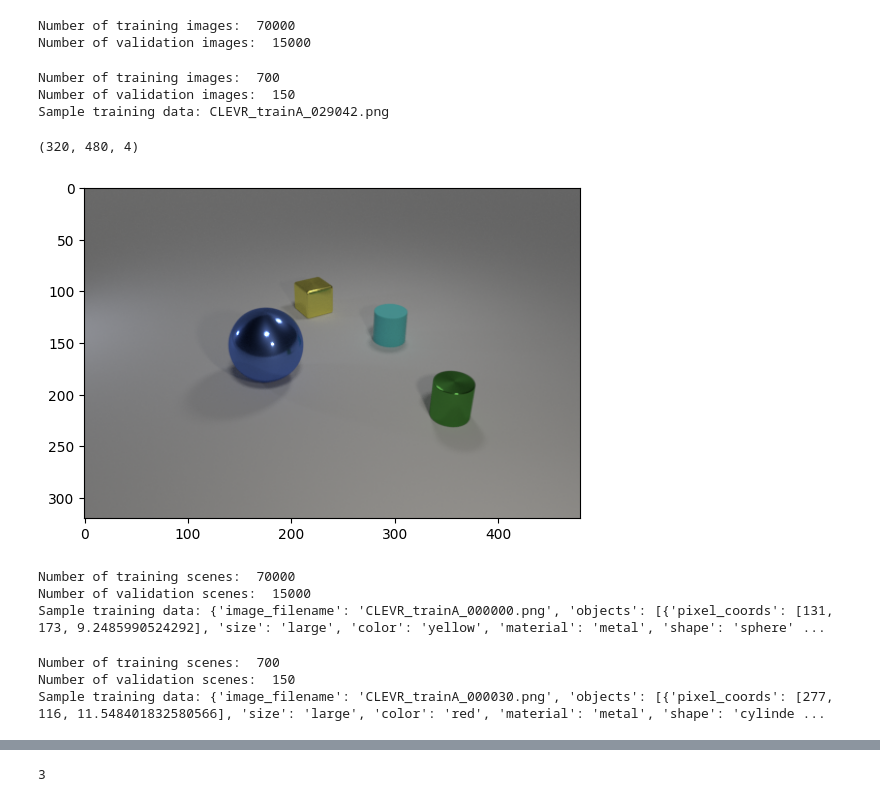
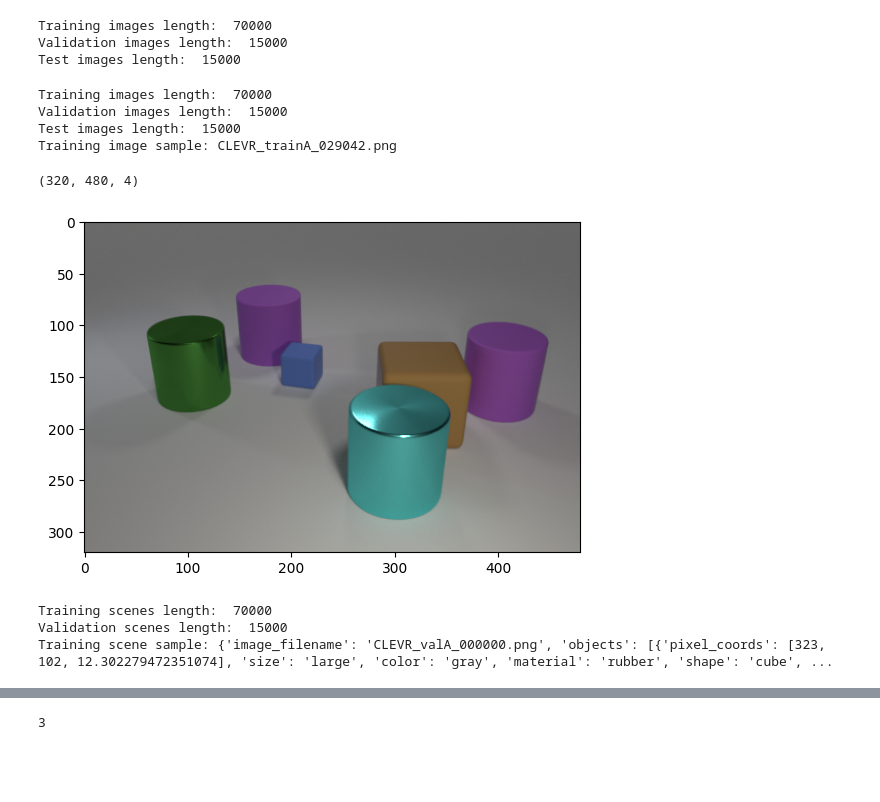
Before and after one commit to smb-h/iirbctf, a Jupyter notebook: notebooks/faster_rcnn_torch.ipynb, the cells around one changed output, grey strips where cells are left out. Saved outputs shown, nothing was run; the diff lists cells and outputs as text; code cells hidden in the pictures; blank space fills up the shorter version.

```diff
--- a/notebooks/faster_rcnn_torch.ipynb
+++ b/notebooks/faster_rcnn_torch.ipynb
@@ -40,55 +40,61 @@ for img in os.listdir(dataset_base_path + 'images/trainA'):
 x_val = []
 for img in os.listdir(dataset_base_path + 'images/valA'):
     x_val.append(img)
+x_test = []
+for img in os.listdir(dataset_base_path + 'images/testA'):
+    x_test.append(img)
 
-print('Number of training images: ', len(x_train))
-print('Number of validation images: ', len(x_val))
+print('Training images length: ', len(x_train))
+print('Validation images length: ', len(x_val))
+print('Test images length: ', len(x_test))
 # %% [output]
-Number of training images:  70000
-Number of validation images:  15000
+Training images length:  70000
+Validation images length:  15000
+Test images length:  15000
 # %%
-DATA_PROPORTION = 0.01
+# DATA_PROPORTION = 0.01
+DATA_PROPORTION = 1
 x_train = x_train[:int(DATA_PROPORTION * len(x_train))]
 x_val = x_val[:int(DATA_PROPORTION * len(x_val))]
+x_test = x_test[:int(DATA_PROPORTION * len(x_test))]
 
-print('Number of training images: ', len(x_train))
-print('Number of validation images: ', len(x_val))
-print(f'Sample training data: {x_train[0]}')
+print('Training images length: ', len(x_train))
+print('Validation images length: ', len(x_val))
+print('Test images length: ', len(x_test))
+print(f'Training image sample: {x_train[0]}')
 # %% [output]
-Number of training images:  700
-Number of validation images:  150
-Sample training data: CLEVR_trainA_029042.png
+Training images length:  70000
+Validation images length:  15000
+Test images length:  15000
+Training image sample: CLEVR_trainA_029042.png
 # %%
-idx = random.randint(0, len(x_train))
-img = plt.imread(dataset_base_path + 'images/trainA/' + x_train[idx])
+idx = random.randint(0, len(x_val))
+img = plt.imread(dataset_base_path + 'images/valA/' + x_val[idx])
 INPUT_SHAPE = img.shape
 print(INPUT_SHAPE)
 plt.imshow(img)
 plt.show()
 # %% [output]
 (320, 480, 4)
-[figure, old version]
+[figure, new version]
 # %%
 y_train = json.load(open(dataset_base_path + "scenes/CLEVR_trainA_scenes.json", "r"))
 y_val = json.load(open(dataset_base_path + "scenes/CLEVR_valA_scenes.json", "r"))
 y_train = y_train['scenes']
 y_val = y_val['scenes']
-print('Number of training scenes: ', len(y_train))
-print('Number of validation scenes: ', len(y_val))
-print(f'Sample training data: {y_train[0]}')
+print('Training scenes length: ', len(y_train))
+print('Validation scenes length: ', len(y_val))
+print(f'Training scene sample: {y_val[0]}')
 # %% [output]
-Number of training scenes:  70000
-Number of validation scenes:  15000
-Sample training data: {'image_filename': 'CLEVR_trainA_000000.png', 'objects': [{'pixel_coords': [131, 173, 9.2485990524292], 'size': 'large', 'color': 'yellow', 'material': 'metal', 'shape': 'sphere' ...
+Training scenes length:  70000
+Validation scenes length:  15000
+Training scene sample: {'image_filename': 'CLEVR_valA_000000.png', 'objects': [{'pixel_coords': [323, 102, 12.302279472351074], 'size': 'large', 'color': 'gray', 'material': 'rubber', 'shape': 'cube', ...
 # %%
 # Filter y_train and y_val to x_train and x_val
-y_train = [y for y in y_train if y['image_filename'] in x_train]
-y_val = [y for y in y_val if y['image_filename'] in x_val]
-print('Number of training scenes: ', len(y_train))
-print('Number of validation scenes: ', len(y_val))
-print(f'Sample training data: {y_train[0]}')
+if DATA_PROPORTION != 1:
+    y_train = [y for y in y_train if y['image_filename'] in x_train]
+    y_val = [y for y in y_val if y['image_filename'] in x_val]
+    print('Training scenes length: ', len(y_train))
+    print('Validation scenes length: ', len(y_val))
+    print(f'Training data sample: {y_train[0]}')
-# %% [output]
-Number of training scenes:  700
-Number of validation scenes:  150
-Sample training data: {'image_filename': 'CLEVR_trainA_000030.png', 'objects': [{'pixel_coords': [277, 116, 11.548401832580566], 'size': 'large', 'color': 'red', 'material': 'metal', 'shape': 'cylinde ...
 # %%
```
Also changed, not shown: parts of 16 cells of this notebook, 3 other files.
